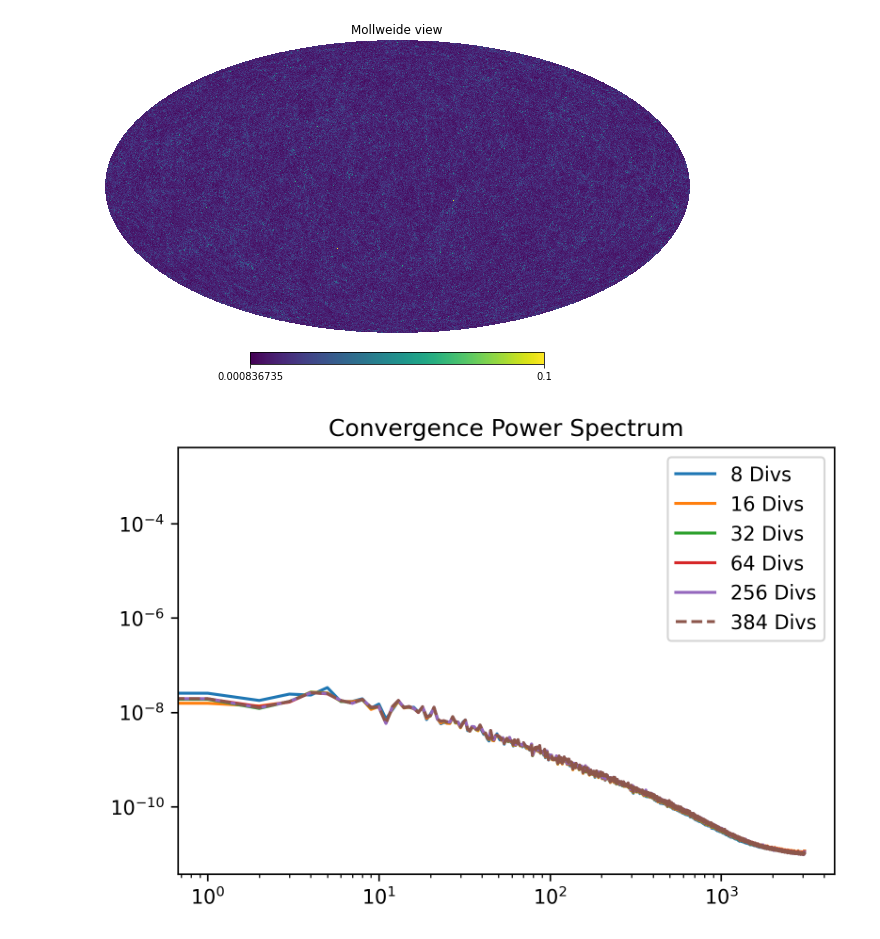
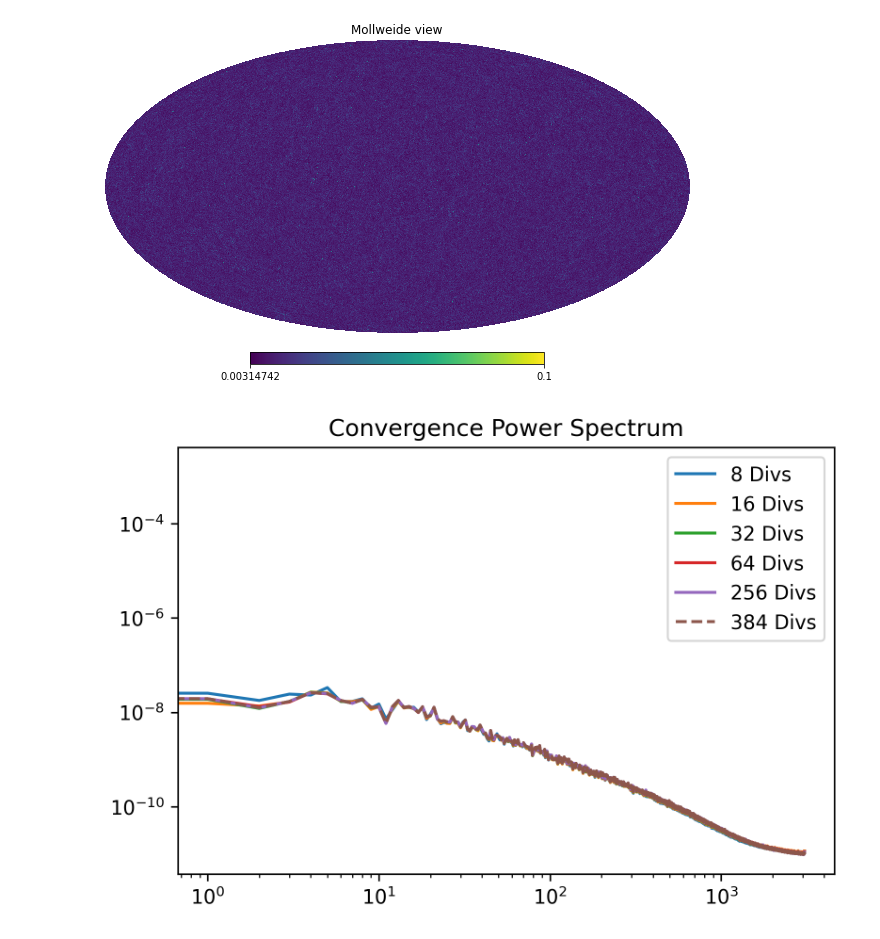
Before and after one commit to wurdahl/kSZfromPC, a Jupyter notebook: Opening-FITS.ipynb, the cells around one changed output. Cells and saved outputs as stored; diff of their text form; code cells hidden in the pictures.

```diff
--- a/Opening-FITS.ipynb
+++ b/Opening-FITS.ipynb
@@ -48,13 +48,14 @@ plt.show()
 # %%
 convergenceDV8 = hp.read_map("MAPS/convergence_NS_1024_R_1024_P_1024_DV_8.fits")
 convergenceDV16 = hp.read_map("MAPS/convergence_NS_1024_R_1024_P_1024_DV_16.fits")
 convergenceDV32 = hp.read_map("MAPS/convergence_NS_1024_R_1024_P_1024_DV_32.fits")
 convergenceDV64 = hp.read_map("MAPS/convergence_NS_1024_R_1024_P_1024_DV_64.fits")
+convergenceDV64R2048 = hp.read_map("MAPS/convergence_NS_1024_R_2048_P_1280_DV_64.fits")
 convergenceDV256 = hp.read_map("MAPS/convergence_NS_1024_R_1024_P_1024_DV_256.fits")
 convergenceDV384 = hp.read_map("MAPS/convergence_NS_1024_R_1024_P_1024_DV_384.fits")
-hp.mollview(convergenceDV384,xsize=3200,max=.1)
+hp.mollview(convergenceDV64R2048,xsize=3200,max=.1)
 # %% [output]
-[figure, old version]
+[figure, new version]
 # %%
 psKDV8 = hp.sphtfunc.anafast(convergenceDV8)
 psKDV16 = hp.sphtfunc.anafast(convergenceDV16)
```
Also changed, not shown: parts of 7 cells of this notebook, 6 other files.
